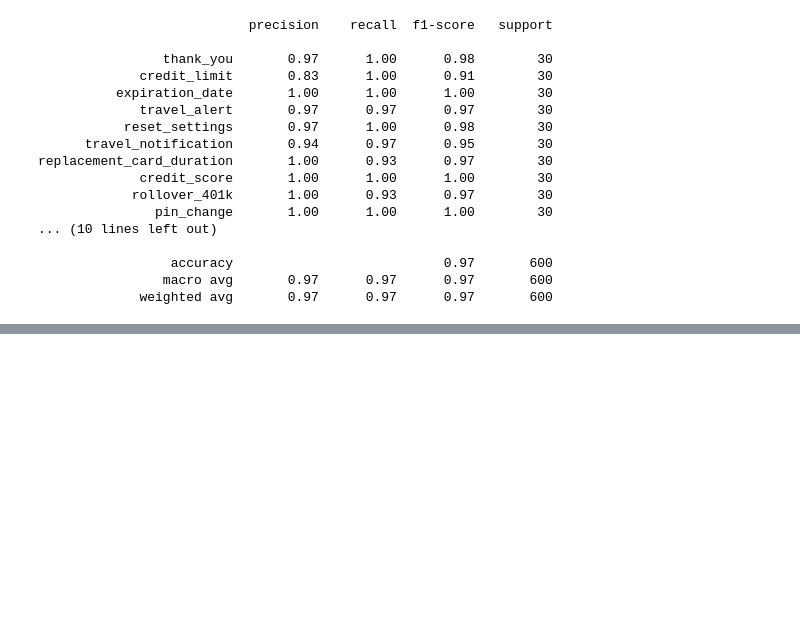
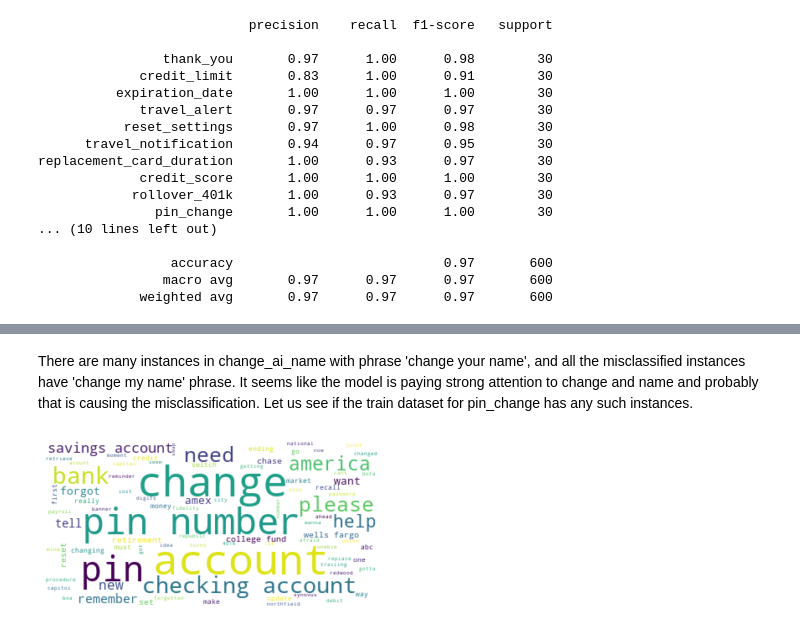
Before and after one commit to c0derzer0/IntentClassification, a Jupyter notebook: IntentClassificationNotebook.ipynb, the cells around one changed output, grey strips where cells are left out. Cells and saved outputs as stored; diff of their text form; code cells hidden in the pictures; blank space fills up the shorter version.

```diff
--- a/IntentClassificationNotebook.ipynb
+++ b/IntentClassificationNotebook.ipynb
@@ -528,0 +605,7 @@ I would also like to use one hot encoding for the classes instead of numbers to
+# %% [markdown]
+There are many instances in change_ai_name with phrase 'change your name', and all the misclassified instances have 'change my name' phrase. It seems like the model is paying strong attention to change and name and probably that is causing the misclassification. Let us see if the train dataset for pin_change has any such instances.
+# %%
+text_pc = dfTotext(train_df, 'pin_change')
+wordcloud_fn(text_pc)
+# %% [output]
+[figure, added]
```
Also changed, not shown: parts of 10 cells of this notebook.
